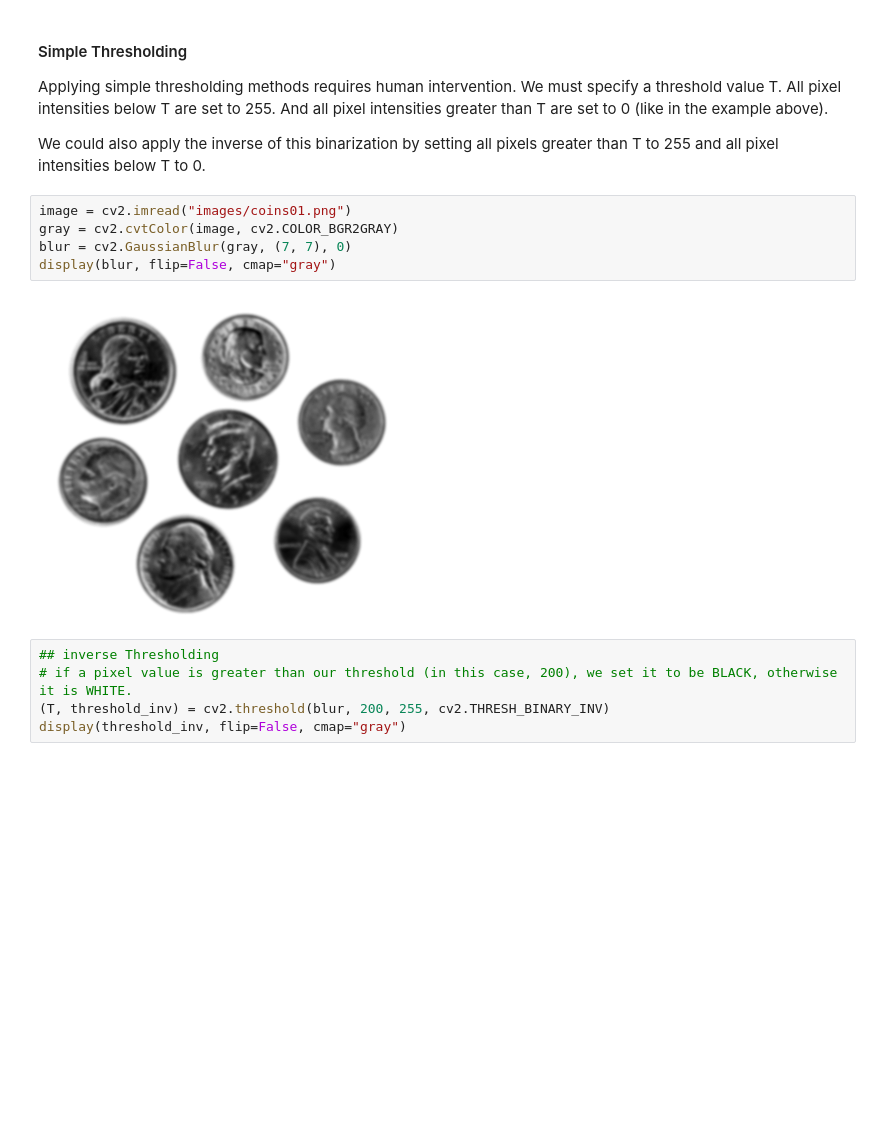
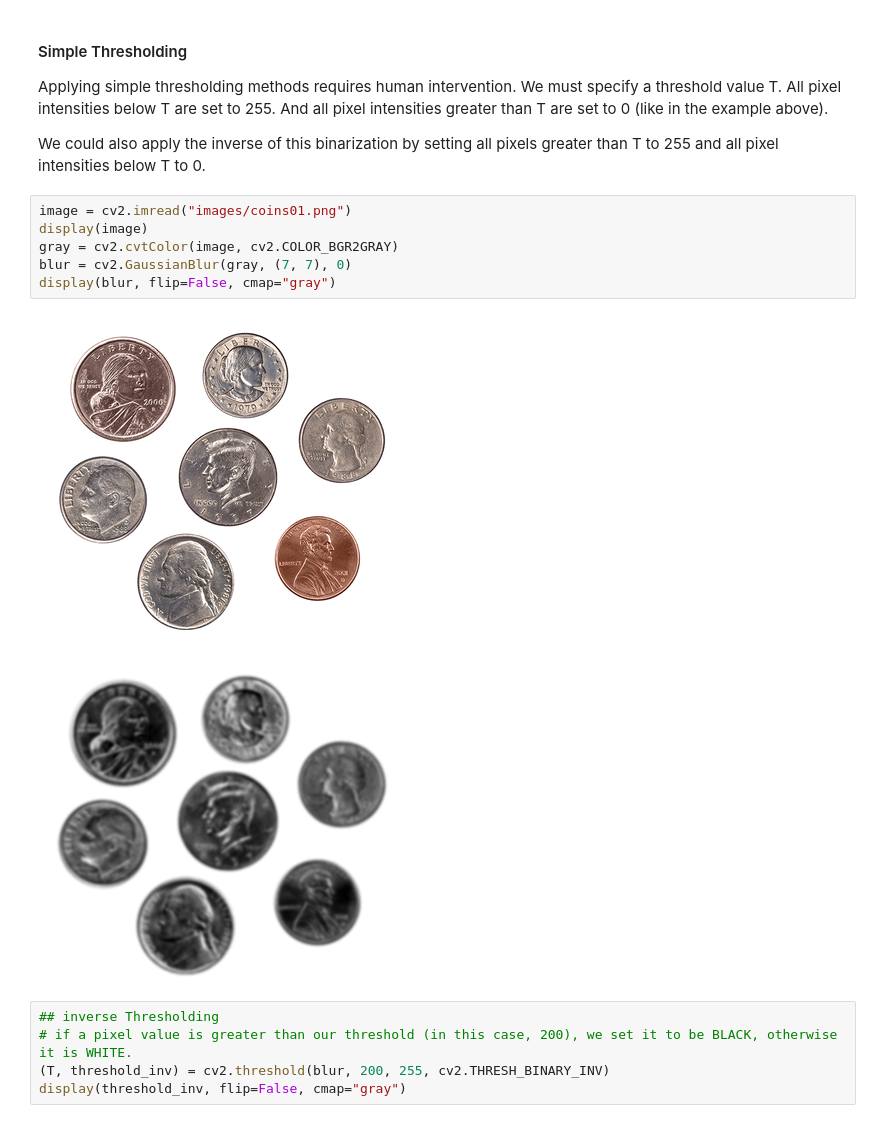
Before and after one commit to KarthikKothareddy/pisgurus, a Jupyter notebook: lighting_and_thresholds.ipynb, the cells around one changed output. Saved outputs shown, nothing was run; the diff lists cells and outputs as text; blank space fills up the shorter version.

```diff
--- a/lighting_and_thresholds.ipynb
+++ b/lighting_and_thresholds.ipynb
@@ -59,11 +59,13 @@ Applying simple thresholding methods requires human intervention. We must specif
 We could also apply the inverse of this binarization by setting all pixels greater than T to 255 and all pixel intensities below T to 0.
 # %%
 image = cv2.imread("images/coins01.png")
+display(image)
 gray = cv2.cvtColor(image, cv2.COLOR_BGR2GRAY)
 blur = cv2.GaussianBlur(gray, (7, 7), 0)
 display(blur, flip=False, cmap="gray")
 # %% [output]
-[figure, old version]
+[figure, new version]
+[figure, added]
 # %%
 ## inverse Thresholding
 # if a pixel value is greater than our threshold (in this case, 200), we set it to be BLACK, otherwise it is WHITE.
```
Also changed, not shown: parts of 11 cells of this notebook, 3 other files.
